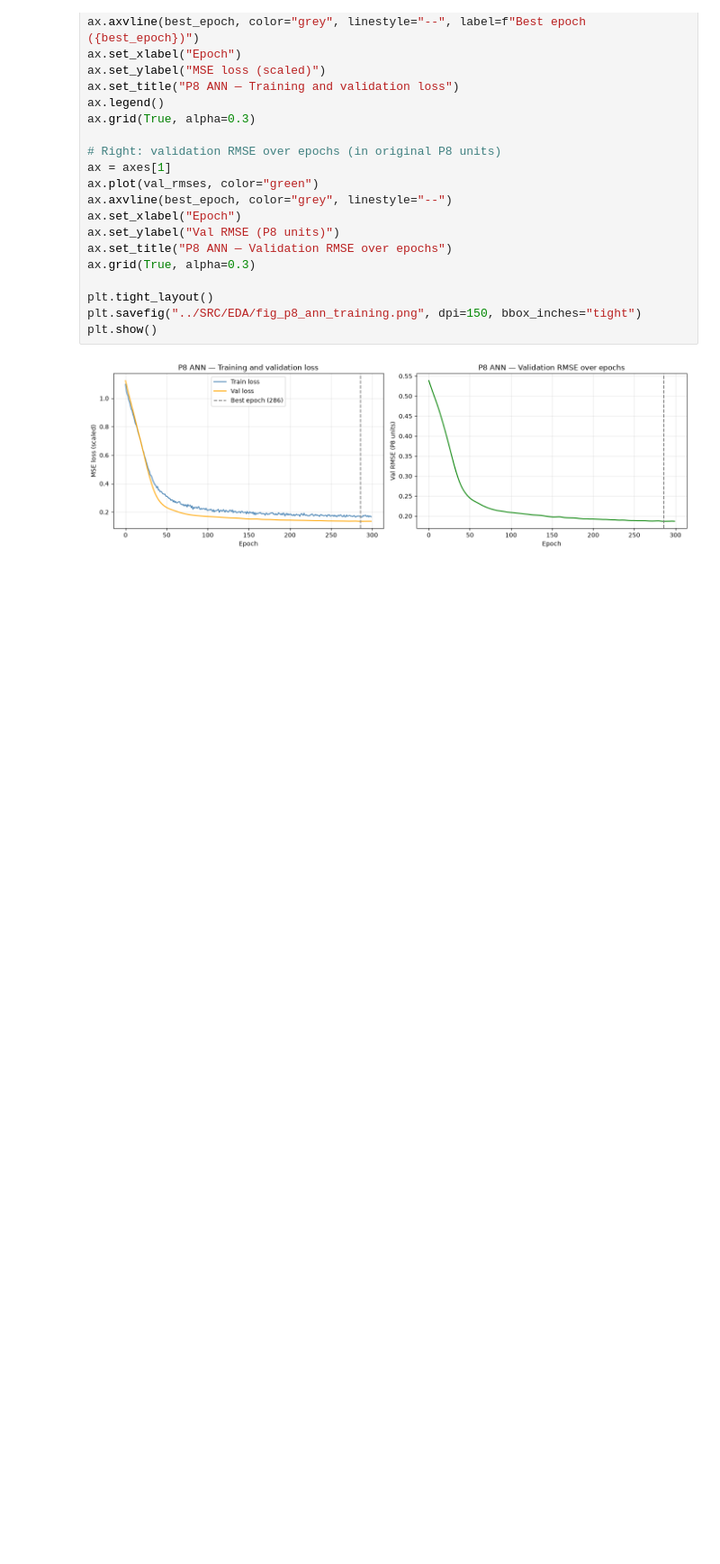
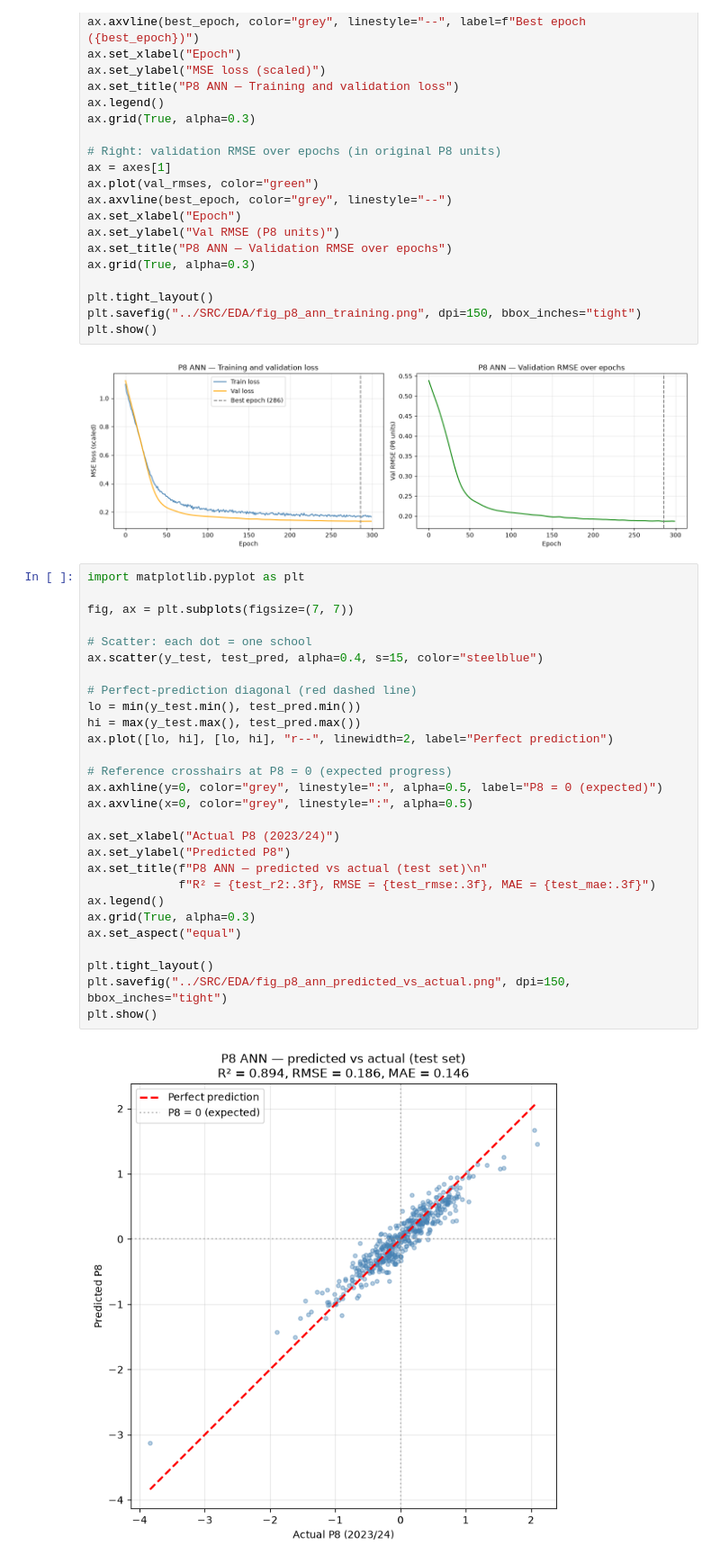
Before and after one commit to HEMALEED/school-performance-prediction-england-ann, a Jupyter notebook: notebooks/ANN_P8.ipynb, the cells around one changed output. Shown at 90% size. Drawn from its saved outputs; the diff is of its cells as text; blank space fills up the shorter version.

```diff
--- a/notebooks/ANN_P8.ipynb
+++ b/notebooks/ANN_P8.ipynb
@@ -314,3 +314,33 @@ plt.savefig("../SRC/EDA/fig_p8_ann_training.png", dpi=150, bbox_inches="tight")
 plt.show()
 # %% [output]
 [figure]
+# %%
+import matplotlib.pyplot as plt
+
+fig, ax = plt.subplots(figsize=(7, 7))
+
+# Scatter: each dot = one school
+ax.scatter(y_test, test_pred, alpha=0.4, s=15, color="steelblue")
+
+# Perfect-prediction diagonal (red dashed line)
+lo = min(y_test.min(), test_pred.min())
+hi = max(y_test.max(), test_pred.max())
+ax.plot([lo, hi], [lo, hi], "r--", linewidth=2, label="Perfect prediction")
+
+# Reference crosshairs at P8 = 0 (expected progress)
+ax.axhline(y=0, color="grey", linestyle=":", alpha=0.5, label="P8 = 0 (expected)")
+ax.axvline(x=0, color="grey", linestyle=":", alpha=0.5)
+
+ax.set_xlabel("Actual P8 (2023/24)")
+ax.set_ylabel("Predicted P8")
+ax.set_title(f"P8 ANN — predicted vs actual (test set)\n"
+             f"R² = {test_r2:.3f}, RMSE = {test_rmse:.3f}, MAE = {test_mae:.3f}")
+ax.legend()
+ax.grid(True, alpha=0.3)
+ax.set_aspect("equal")
+
+plt.tight_layout()
+plt.savefig("../SRC/EDA/fig_p8_ann_predicted_vs_actual.png", dpi=150, bbox_inches="tight")
+plt.show()
+# %% [output]
+[figure, added]
```
Also changed, not shown: 4 other files.
